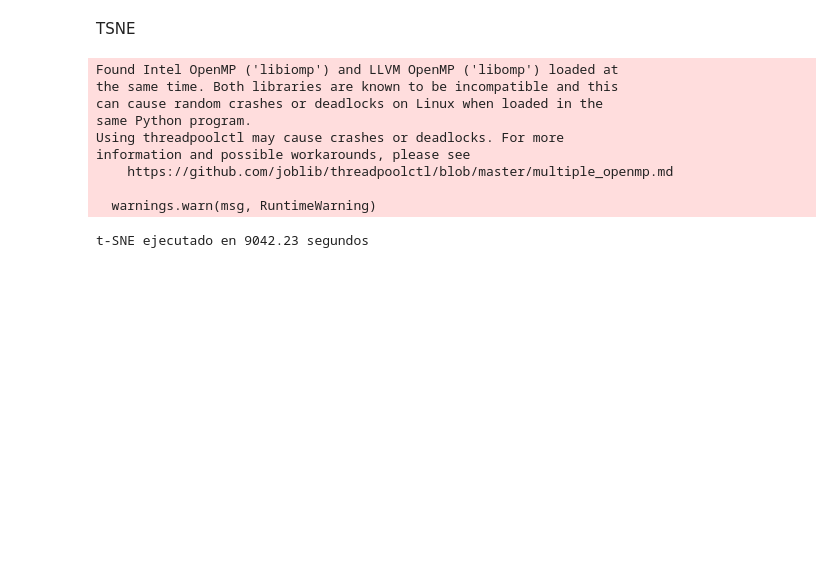
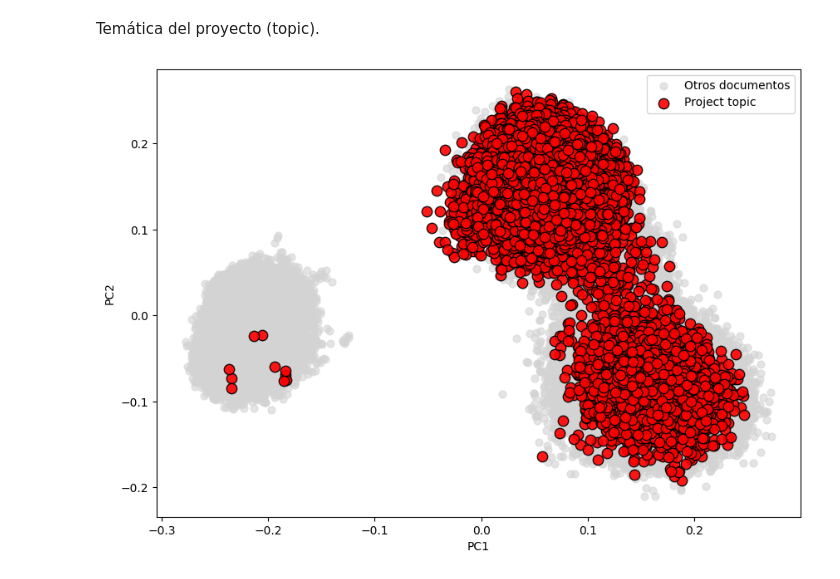
Before and after one commit to ernestomq/https-github.com-ErnestoMolto-Proyectos-I-D-mediante-LLM, a Jupyter notebook: Visualización_2.ipynb, the cells around one changed output. Saved outputs shown, nothing was run; the diff lists cells and outputs as text; code cells hidden in the pictures; blank space fills up the shorter version.

```diff
--- a/Visualización_2.ipynb
+++ b/Visualización_2.ipynb
@@ -115,21 +43,0 @@ for target_label in sorted(set(labels_main)):
-# %% [markdown]
-TSNE
-# %%
-start = time.time()
-
-reducer_TSNE = TSNE(n_components=2, perplexity=30, init="pca", random_state=42)
-reduced_TSNE = reducer_TSNE.fit_transform(embeddings)
-
-end = time.time()
-print(f"t-SNE ejecutado en {end - start:.2f} segundos")
-# %% [output]
-Found Intel OpenMP ('libiomp') and LLVM OpenMP ('libomp') loaded at
-the same time. Both libraries are known to be incompatible and this
-can cause random crashes or deadlocks on Linux when loaded in the
-same Python program.
-Using threadpoolctl may cause crashes or deadlocks. For more
-information and possible workarounds, please see
-    https://github.com/joblib/threadpoolctl/blob/master/multiple_openmp.md
-
-  warnings.warn(msg, RuntimeWarning)
-t-SNE ejecutado en 9042.23 segundos
@@ -167,0 +44,37 @@ for target_label in sorted(set(labels_main)):
+# %% [markdown]
+Temática del proyecto (topic).
+# %%
+mask_cost = [
+    "topic" in doc.page_content.lower()
+    for doc in documents
+]
+
+plt.figure(figsize=(10, 7))
+
+plt.scatter(
+    reduced_PCA[~np.array(mask_cost), 0],
+    reduced_PCA[~np.array(mask_cost), 1],
+    c="lightgray",
+    alpha=0.6,
+    s=40,
+    label="Otros documentos",
+    zorder=1
+)
+
+plt.scatter(
+    reduced_PCA[np.array(mask_cost), 0],
+    reduced_PCA[np.array(mask_cost), 1],
+    c="red",
+    edgecolor="black",
+    alpha=0.9,
+    s=80,
+    label="Project topic",
+    zorder=2
+)
+
+plt.xlabel("PC1")
+plt.ylabel("PC2")
+plt.legend()
+plt.show()
+# %% [output]
+[figure, added]
```
Also changed, not shown: parts of 20 cells of this notebook.
